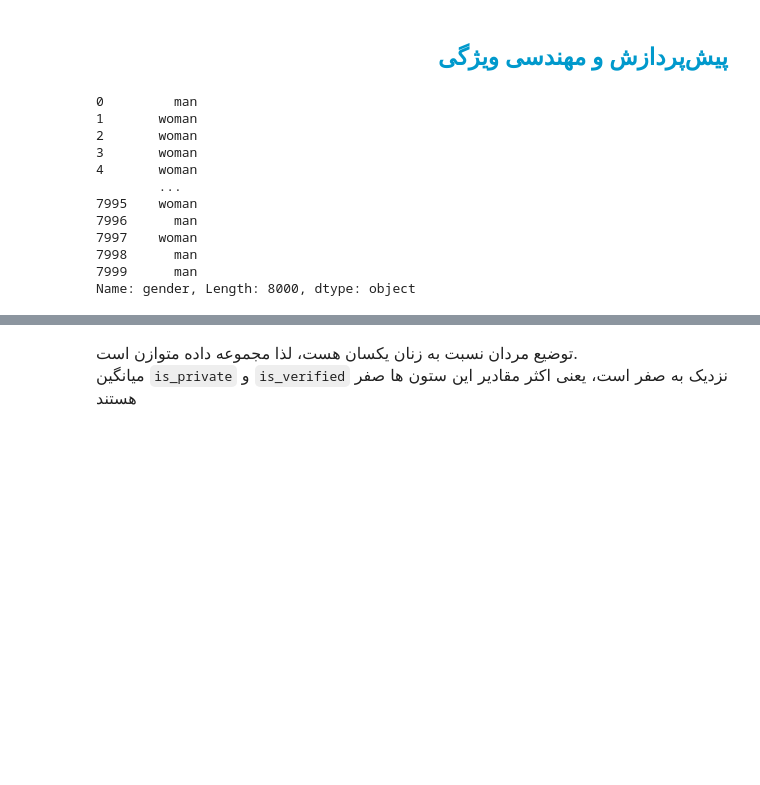
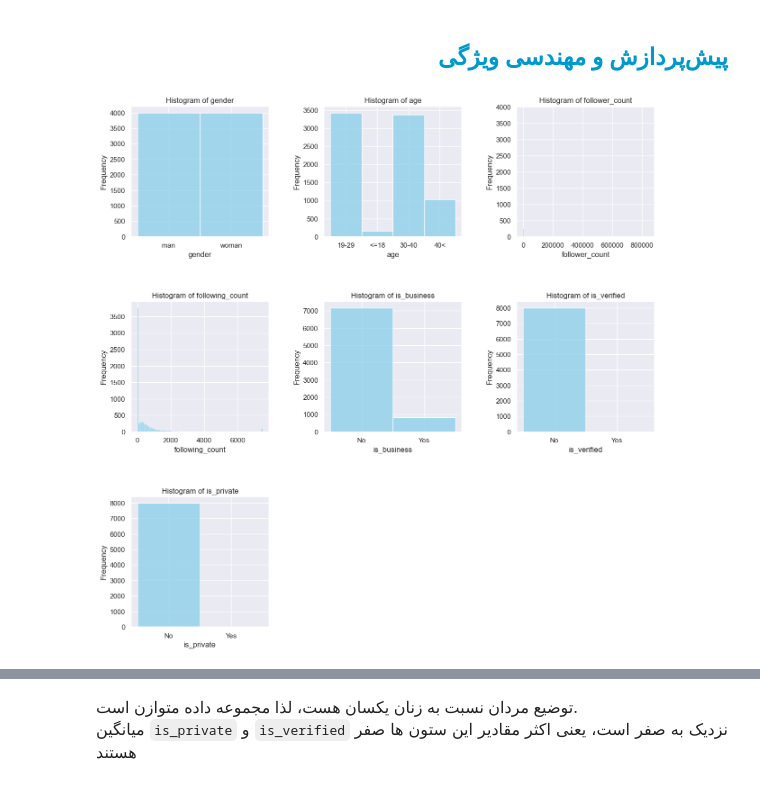
Before and after one commit to djafari700/Bachelor-s-final-project, a Jupyter notebook: notebooks/Bachelor's final project.ipynb, the cells around one changed output, grey strips where cells are left out. Cells and saved outputs as stored; diff of their text form; code cells hidden in the pictures; blank space fills up the shorter version.

```diff
--- a/notebooks/Bachelor's final project.ipynb
+++ b/notebooks/Bachelor's final project.ipynb
@@ -154,18 +157,40 @@ Name: fullname, dtype: object
 پیش‌پردازش و مهندسی ویژگی
 </font>
 </h2>
-# %%
-train.gender
-# %% [output]
-0         man
-1       woman
-2       woman
-3       woman
-4       woman
-        ...
-7995    woman
-7996      man
-7997    woman
-7998      man
-7999      man
-Name: gender, Length: 8000, dtype: object
+# %%
+train_TMP = train.drop(columns=['fullname','username',	'biography']).copy()
+train_TMP['age'].replace({1: '<=18', 2: '19-29', 3: '30-40', 4: '40<'}, inplace=True)
+train_TMP['is_business'].replace({0: 'No', 1: 'Yes'}, inplace=True)
+train_TMP['is_verified'].replace({0: 'No', 1: 'Yes'}, inplace=True)
+train_TMP['is_private'].replace({0: 'No', 1: 'Yes'}, inplace=True)
+
+
+# Set the style of seaborn
+sns.set(style="darkgrid")
+
+# Get the number of features in the DataFrame
+num_features = len(train_TMP.columns)
+
+# Create subplots
+fig, axes = plt.subplots(3, 3, figsize=(15, 15))
+fig.subplots_adjust(hspace=0.5)
+fig.subplots_adjust(wspace=0.4)
+
+# Flatten the axes for easy iteration
+axes = axes.flatten()
+
+# Iterate over each feature and plot its histogram
+for i, column in enumerate(train_TMP.columns):
+    sns.histplot(train_TMP[column], ax=axes[i], color='skyblue')
+    axes[i].set_title(f'Histogram of {column}')
+    axes[i].set_xlabel(column)
+    axes[i].set_ylabel('Frequency')
+
+# If there are empty subplots, remove them
+for i in range(num_features, 9):
+    fig.delaxes(axes[i])
+
+# Show the plot
+plt.show()
+# %% [output]
+[figure, added]
```
Also changed, not shown: parts of 4 cells of this notebook.
